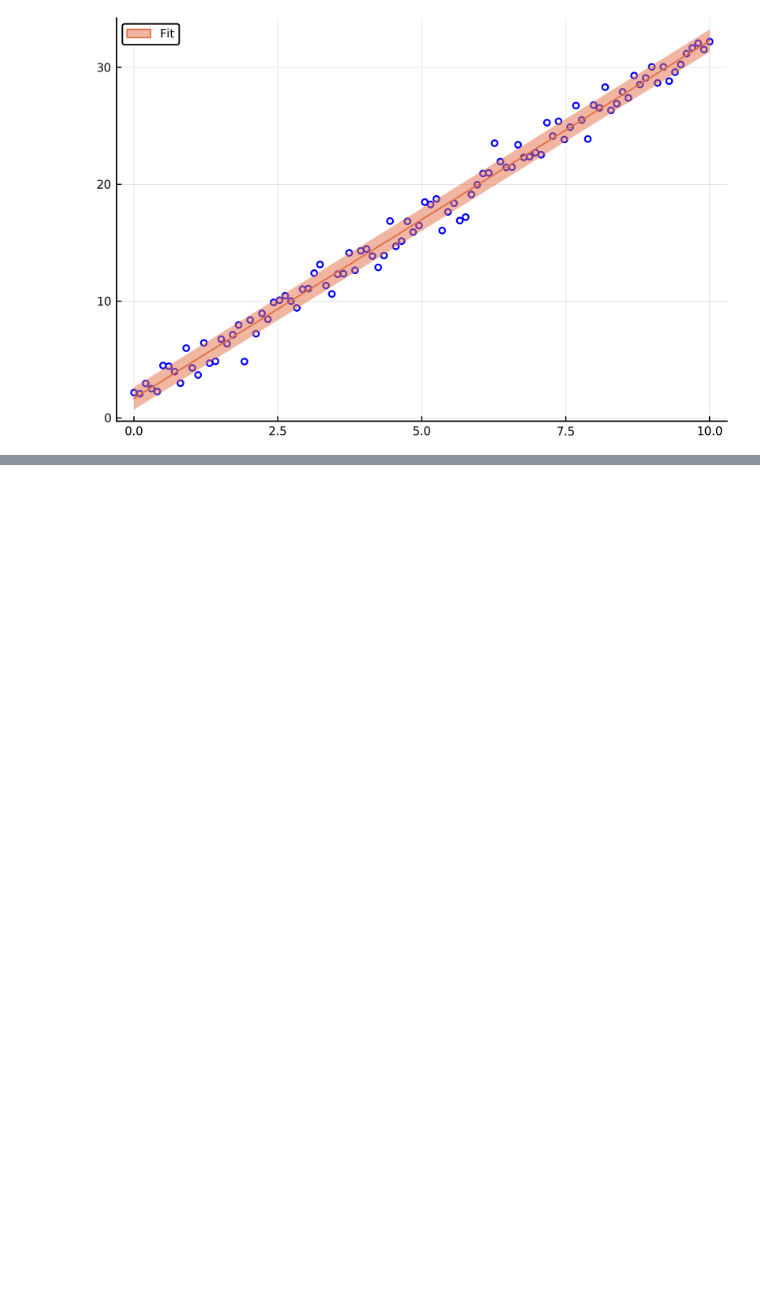
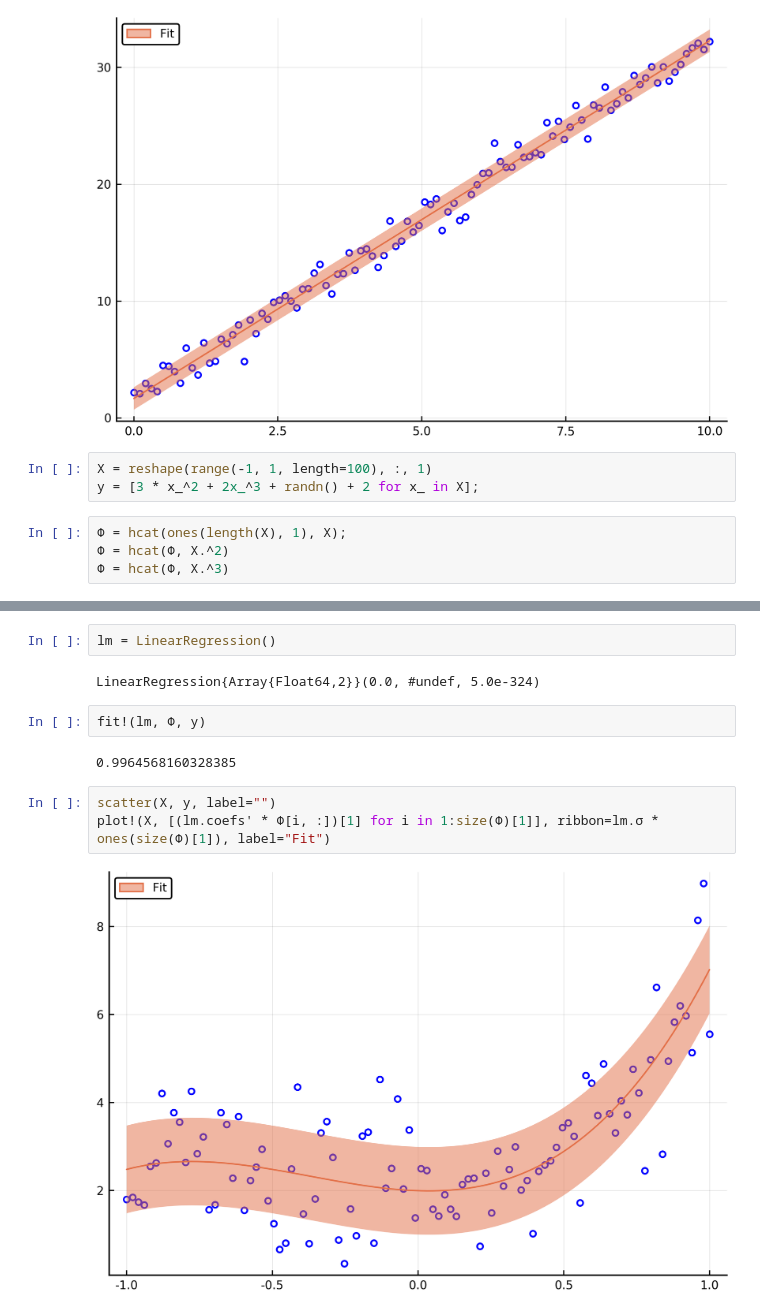
Before and after one commit to ulinares/PRML, a Jupyter notebook: notebooks/Chapter3.ipynb, the cells around one changed output, grey strips where cells are left out. Drawn from its saved outputs; the diff is of its cells as text; blank space fills up the shorter version.

```diff
--- a/notebooks/Chapter3.ipynb
+++ b/notebooks/Chapter3.ipynb
@@ -29,3 +29,10 @@ scatter(X, y, label="")
 plot!(X, [(lm.coefs' * Φ[i, :])[1] for i in 1:size(Φ)[1]], ribbon=lm.σ * ones(size(Φ)[1]), label="Fit")
 # %% [output]
 [figure]
+# %%
+X = reshape(range(-1, 1, length=100), :, 1)
+y = [3 * x_^2 + 2x_^3 + randn() + 2 for x_ in X];
+# %%
+Φ = hcat(ones(length(X), 1), X);
+Φ = hcat(Φ, X.^2)
+Φ = hcat(Φ, X.^3)
@@ -31,0 +57,13 @@ plot!(X, [(lm.coefs' * Φ[i, :])[1] for i in 1:size(Φ)[1]], ribbon=lm.σ * ones
+# %%
+lm = LinearRegression()
+# %% [output]
+LinearRegression{Array{Float64,2}}(0.0, #undef, 5.0e-324)
+# %%
+fit!(lm, Φ, y)
+# %% [output]
+0.9964568160328385
+# %%
+scatter(X, y, label="")
+plot!(X, [(lm.coefs' * Φ[i, :])[1] for i in 1:size(Φ)[1]], ribbon=lm.σ * ones(size(Φ)[1]), label="Fit")
+# %% [output]
+[figure, added]
```
Also changed, not shown: parts of 1 cell of this notebook.
